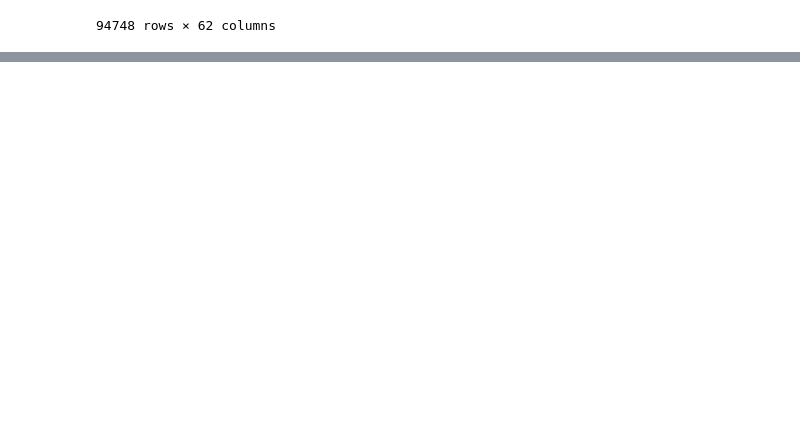
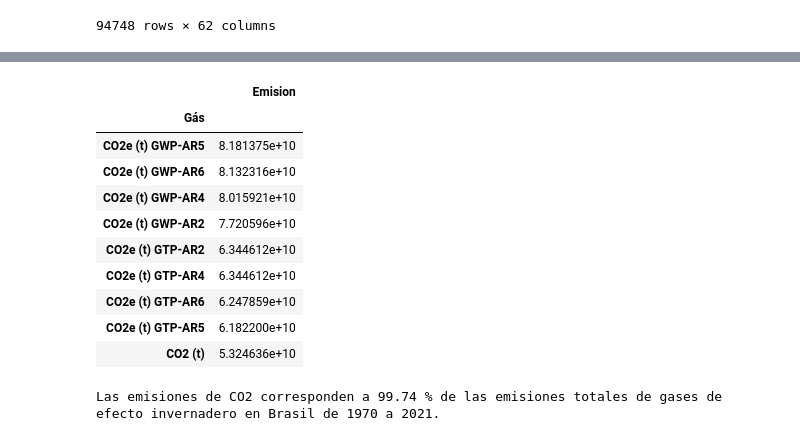
Before and after one commit to JuanDiegoCJ/ETL, a Jupyter notebook: Seleccio╠ün_y_agrupamiento_de_datos_con_pandas.ipynb, the cells around one changed output, grey strips where cells are left out. Drawn from its saved outputs; the diff is of its cells as text; code cells hidden in the pictures; blank space fills up the shorter version.

```diff
--- a/Seleccio╠ün_y_agrupamiento_de_datos_con_pandas.ipynb
+++ b/Seleccio╠ün_y_agrupamiento_de_datos_con_pandas.ipynb
@@ -190,0 +354,18 @@ emision_gases
+# %%
+emisiones_por_gas.iloc[0:9]
+# %% [output]
+|  | Emision |
+| Gás |  |
+| CO2e (t) GWP-AR5 | 8.181375e+10 |
+| CO2e (t) GWP-AR6 | 8.132316e+10 |
+| CO2e (t) GWP-AR4 | 8.015921e+10 |
+| CO2e (t) GWP-AR2 | 7.720596e+10 |
+| CO2e (t) GTP-AR2 | 6.344612e+10 |
+| CO2e (t) GTP-AR4 | 6.344612e+10 |
+| CO2e (t) GTP-AR6 | 6.247859e+10 |
+| CO2e (t) GTP-AR5 | 6.182200e+10 |
+| CO2 (t) | 5.324636e+10 |
+# %%
+print(f'Las emisiones de CO2 corresponden a {float(emisiones_por_gas.iloc[0:9].sum()/emisiones_por_gas.sum())*100:.2f} % de las emisiones totales de gases de efecto invernadero en Brasil de 1970 a 2021.')
+# %% [output]
+Las emisiones de CO2 corresponden a 99.74 % de las emisiones totales de gases de efecto invernadero en Brasil de 1970 a 2021.
```
Also changed, not shown: parts of 20 cells of this notebook.
